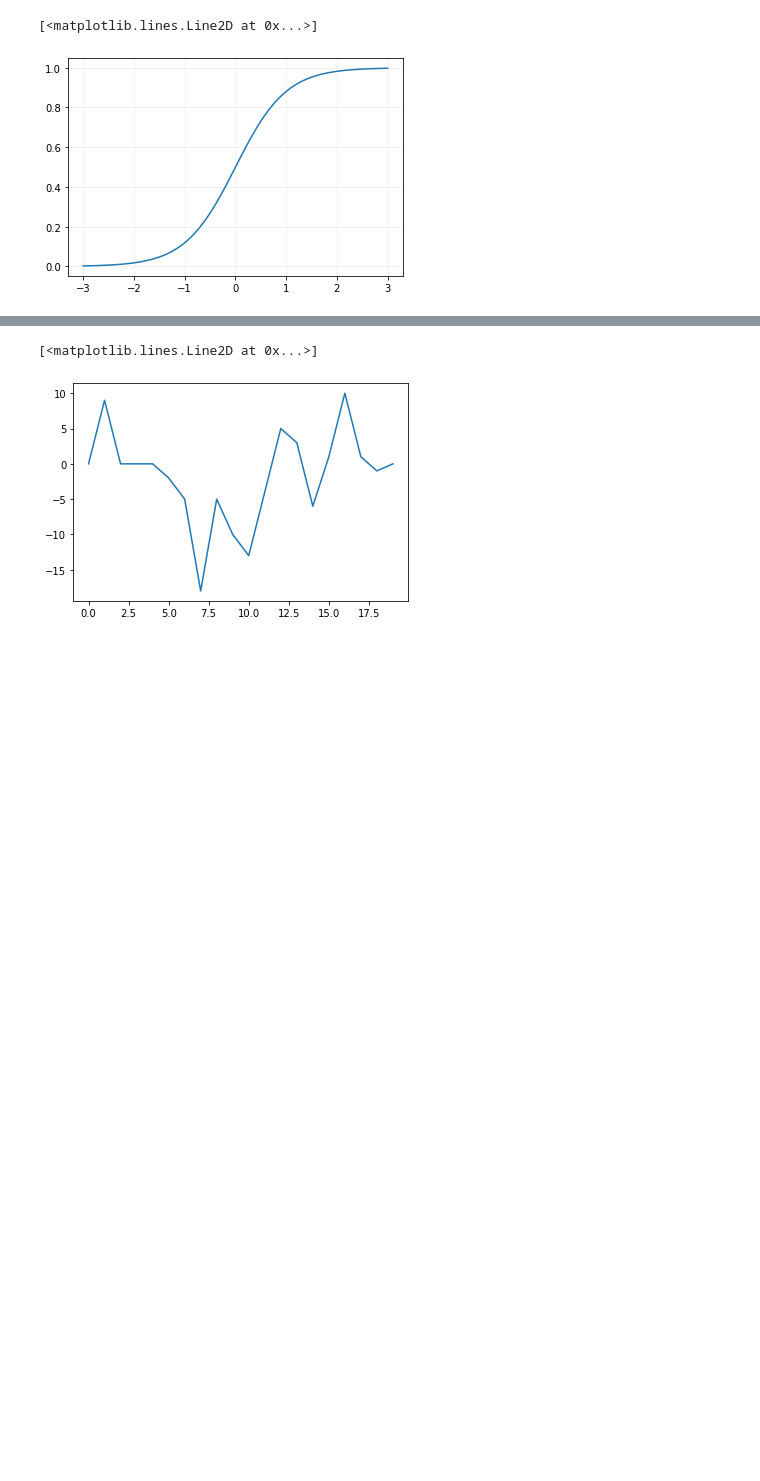
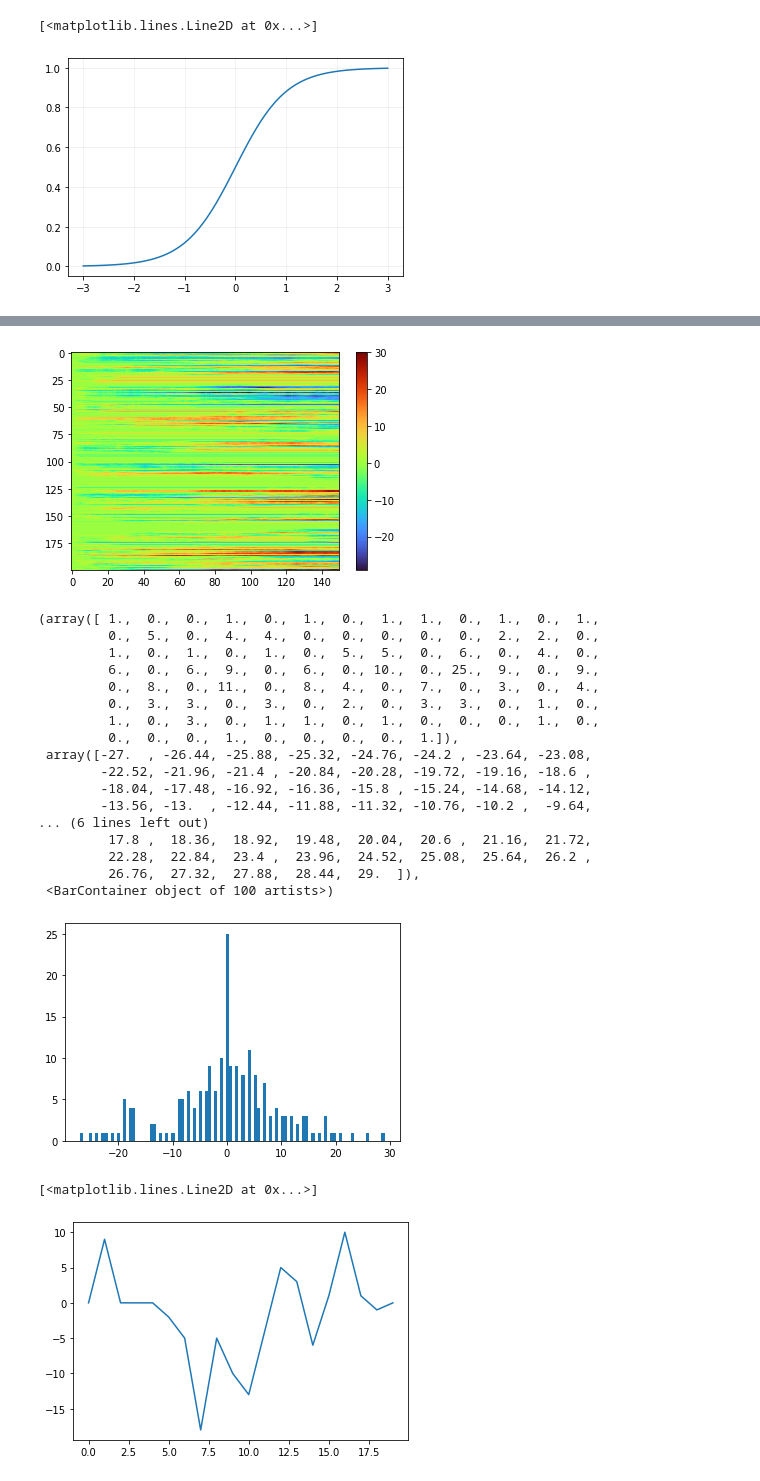
Before and after one commit to charelF/ComplexSystems, a Jupyter notebook: code/charel/charelino2021.ipynb, the cells around one changed output, grey strips where cells are left out. Drawn from its saved outputs; the diff is of its cells as text; code cells hidden in the pictures; blank space fills up the shorter version.

```diff
--- a/code/charel/charelino2021.ipynb
+++ b/code/charel/charelino2021.ipynb
@@ -192,3 +191,29 @@ plt.show()
+# %%
+plt.imshow(P.T, cmap="turbo", interpolation="None", aspect="auto")
+plt.colorbar()
+plt.show()
+
+plt.hist(P[-1], bins=100)
+# %% [output]
+[figure, added]
+(array([ 1.,  0.,  0.,  1.,  0.,  1.,  0.,  1.,  1.,  0.,  1.,  0.,  1.,
+         0.,  5.,  0.,  4.,  4.,  0.,  0.,  0.,  0.,  0.,  2.,  2.,  0.,
+         1.,  0.,  1.,  0.,  1.,  0.,  5.,  5.,  0.,  6.,  0.,  4.,  0.,
+         6.,  0.,  6.,  9.,  0.,  6.,  0., 10.,  0., 25.,  9.,  0.,  9.,
+         0.,  8.,  0., 11.,  0.,  8.,  4.,  0.,  7.,  0.,  3.,  0.,  4.,
+         0.,  3.,  3.,  0.,  3.,  0.,  2.,  0.,  3.,  3.,  0.,  1.,  0.,
+         1.,  0.,  3.,  0.,  1.,  1.,  0.,  1.,  0.,  0.,  0.,  1.,  0.,
+         0.,  0.,  0.,  1.,  0.,  0.,  0.,  0.,  1.]),
+ array([-27.  , -26.44, -25.88, -25.32, -24.76, -24.2 , -23.64, -23.08,
+        -22.52, -21.96, -21.4 , -20.84, -20.28, -19.72, -19.16, -18.6 ,
+        -18.04, -17.48, -16.92, -16.36, -15.8 , -15.24, -14.68, -14.12,
+        -13.56, -13.  , -12.44, -11.88, -11.32, -10.76, -10.2 ,  -9.64,
+... (6 lines left out)
+         17.8 ,  18.36,  18.92,  19.48,  20.04,  20.6 ,  21.16,  21.72,
+         22.28,  22.84,  23.4 ,  23.96,  24.52,  25.08,  25.64,  26.2 ,
+         26.76,  27.32,  27.88,  28.44,  29.  ]),
+ <BarContainer object of 100 artists>)
+[figure, added]
 # %%
 plt.plot(P[-1])
 # %% [output]
```
Also changed, not shown: parts of 1 cell of this notebook.
